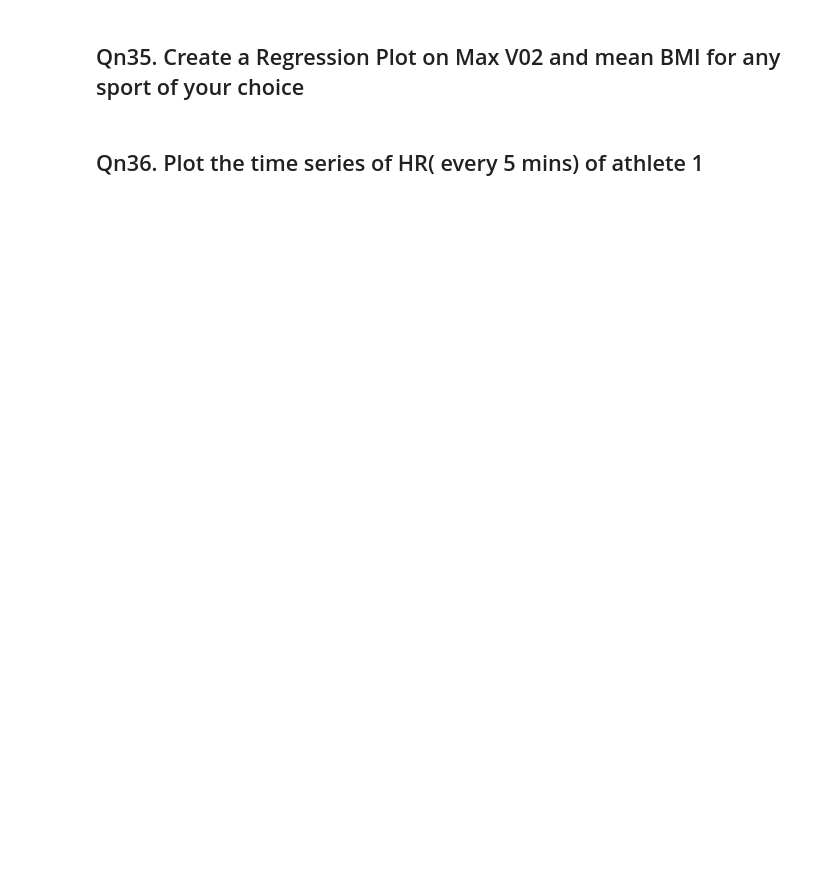
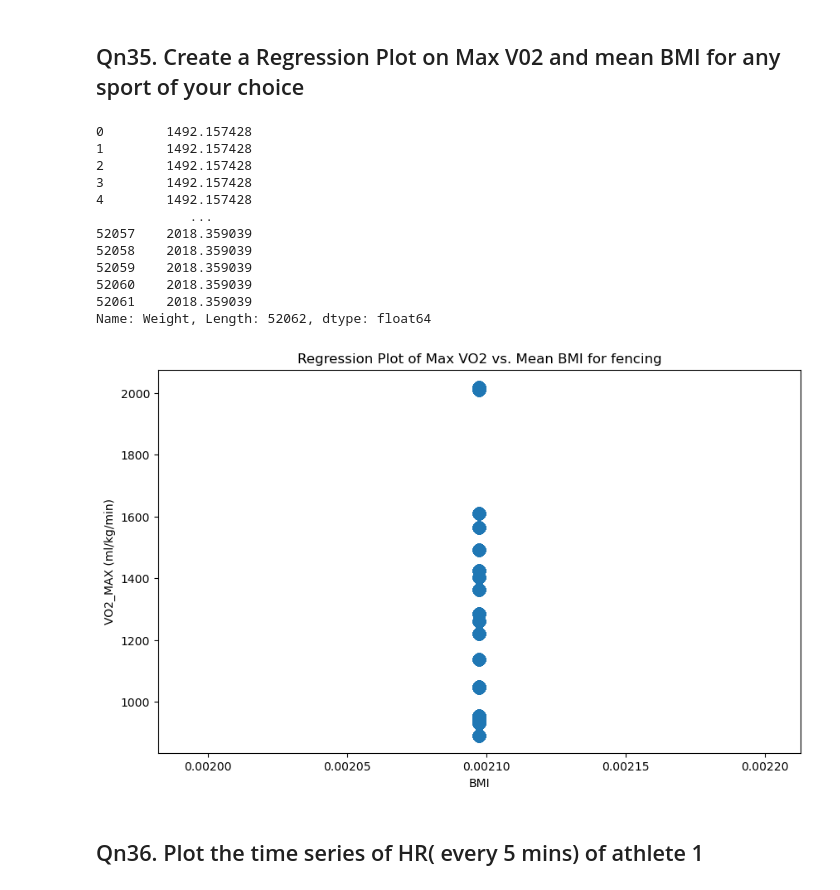
Before and after one commit to Swathikoneti/Team09_HackathonQueens_PythonHackathon_Aug24, a Jupyter notebook: Team09_Swathi.ipynb, the cells around one changed output. Drawn from its saved outputs; the diff is of its cells as text; code cells hidden in the pictures; blank space fills up the shorter version.

```diff
--- a/Team09_Swathi.ipynb
+++ b/Team09_Swathi.ipynb
@@ -128,4 +131,53 @@ from wordcloud import WordCloud
 # %% [markdown]
 ## Qn35. Create a Regression Plot on Max V02 and mean BMI for any sport of your choice
+# %%
+#Load athlete details into the dataframe
+fname=pd.DataFrame(ath)
+
+#Merge fname for each id to VO2_all dataframe
+VO2_all=phase.merge(fname[['ID','Weight']],on='ID',how='right')
+
+#Sum the VO2 values for each ID
+VO2_MAX = VO2_all['VO2'].sum()/VO2_all[ 'Weight']
+print(VO2_MAX)
+
+#Filter data for fencing sport
+sport_of_choice = 'fencing'
+ath_sport= fname[fname['sport'] == sport_of_choice]
+#print(ath_sport)
+#Calculate BMI for fencing sport
+ath_sport['BMI'] = ath_sport['Weight'] / (ath_sport['Height'] ** 2)
+
+#Calculate mean BMI
+mean_BMI = ath_sport['BMI'].mean()
+#print(mean_BMI)
+# Create a DataFrame
+df = pd.DataFrame({'BMI': mean_BMI, 'VO2': VO2_MAX })
+
+# Create a regression plot using Seaborn
+plt.figure(figsize=(10, 6))
+sns.regplot(x='BMI', y='VO2', data=df, scatter_kws={'s':100}, line_kws={'color':'red'})
+
+# Adding titles and labels
+plt.title(f'Regression Plot of Max VO2 vs. Mean BMI for {sport_of_choice}')
+plt.xlabel('BMI')
+plt.ylabel('VO2_MAX (ml/kg/min)')
+
+# Show plot
+plt.show()
+# %% [output]
+0        1492.157428
+1        1492.157428
+2        1492.157428
+3        1492.157428
+4        1492.157428
+            ...
+52057    2018.359039
+52058    2018.359039
+52059    2018.359039
+52060    2018.359039
+52061    2018.359039
+Name: Weight, Length: 52062, dtype: float64
+[figure, added]
 # %% [markdown]
 ## Qn36. Plot the time series of HR( every 5 mins) of athlete 1
```
Also changed, not shown: parts of 12 cells of this notebook.
